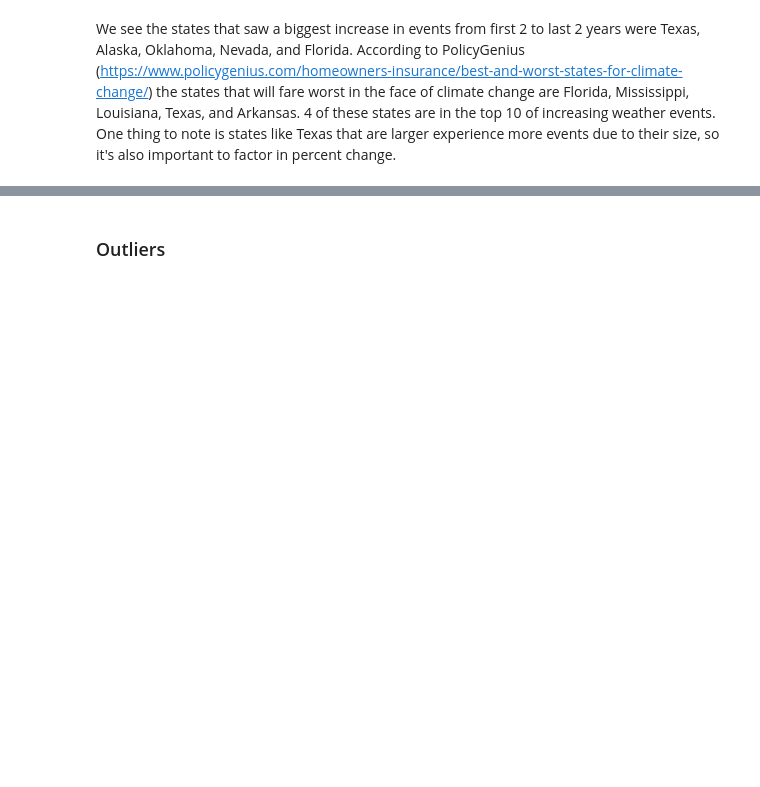
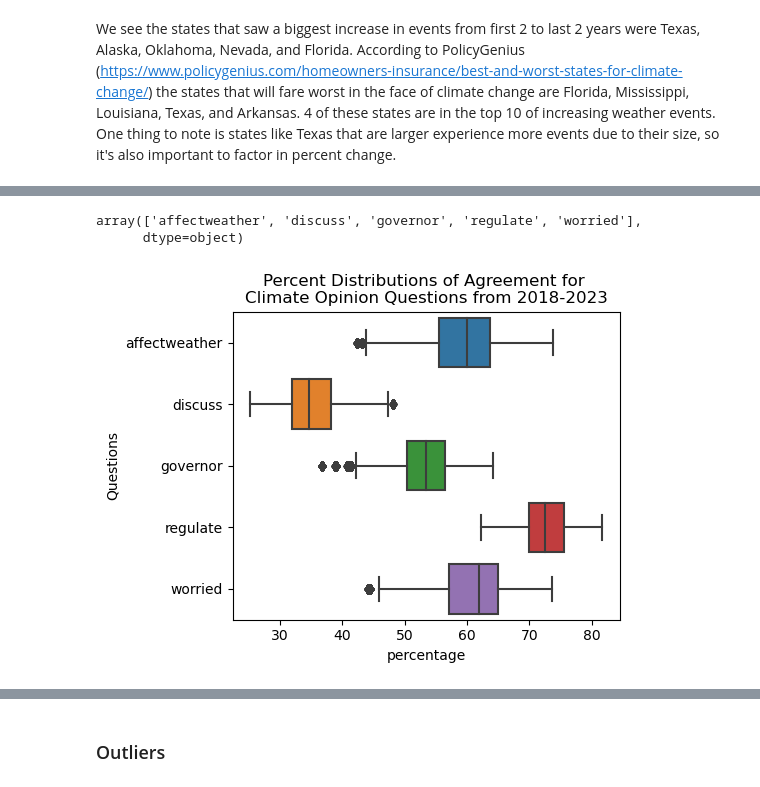
Before and after one commit to ncolebank12/math189-proj, a Jupyter notebook: project.ipynb, the cells around one changed output, grey strips where cells are left out. Drawn from its saved outputs; the diff is of its cells as text; code cells hidden in the pictures; blank space fills up the shorter version.

```diff
--- a/project.ipynb
+++ b/project.ipynb
@@ -363,0 +411,18 @@ print(merged_states.iloc[:10])
+# %%
+events_df_merged.varname.unique()
+# %% [output]
+array(['affectweather', 'discuss', 'governor', 'regulate', 'worried'],
+      dtype=object)
+# %%
+fig, ax = plt.subplots(1, 1, figsize=(5, 4))
+
+sns.boxplot(
+    events_df_merged,
+    y = "varname",
+    x = "percentage",
+    ax = ax).set(
+    title='Percent Distributions of Agreement for \nClimate Opinion Questions from 2018-2023',
+    ylabel = "Questions"
+);
+# %% [output]
+[figure, added]
```
Also changed, not shown: parts of 69 cells of this notebook.
